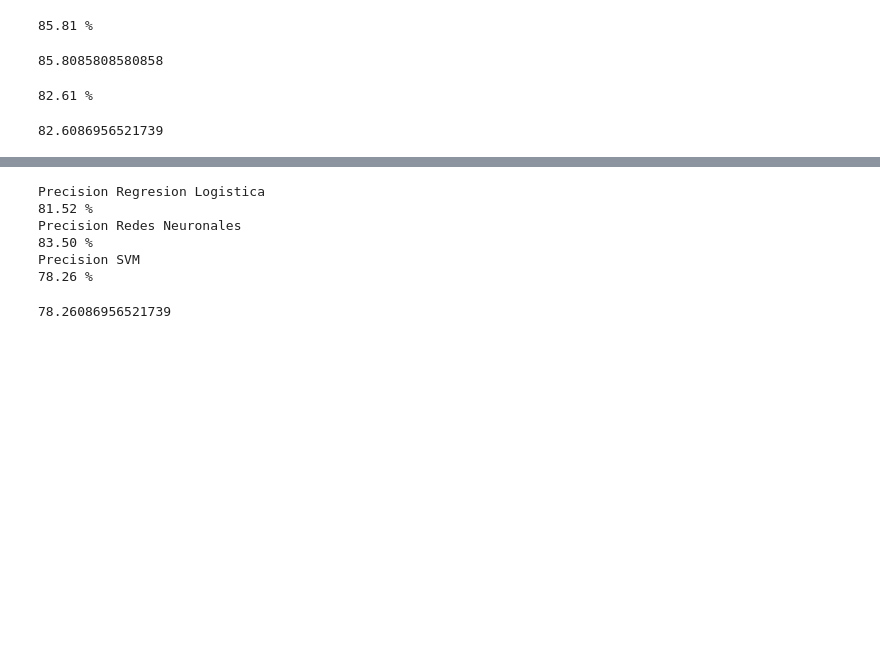
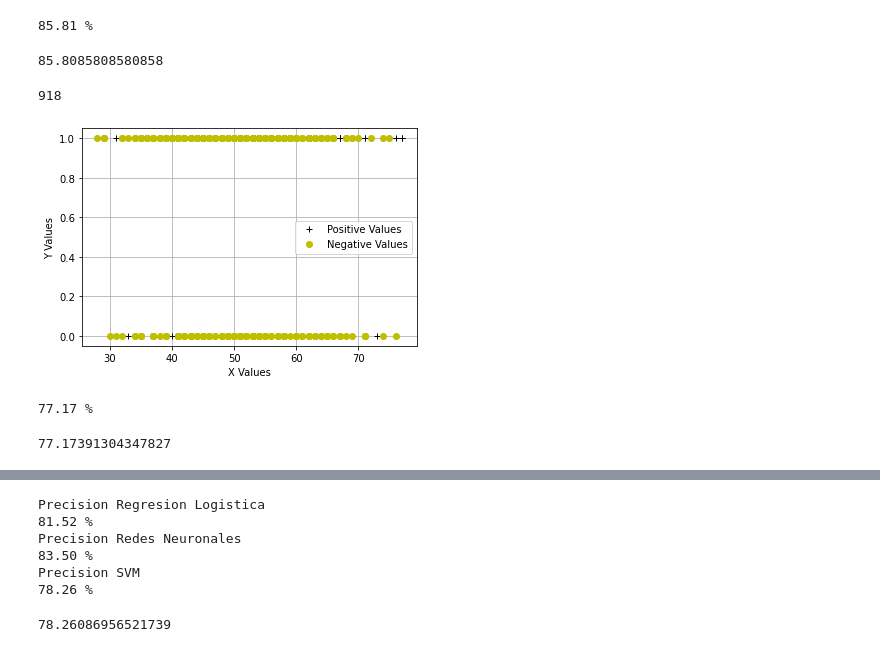
Before and after one commit to AnassCarreau/AprendizajeAutomatico, a Jupyter notebook: Proyecto/Codigo.ipynb, the cells around one changed output, grey strips where cells are left out. Drawn from its saved outputs; the diff is of its cells as text; code cells hidden in the pictures; blank space fills up the shorter version.

```diff
--- a/Proyecto/Codigo.ipynb
+++ b/Proyecto/Codigo.ipynb
@@ -234,6 +236,34 @@ RedesNeuronales()
 85.81 %
 85.8085808580858
 # %%
+
+
+
+
+
+
+def RepresentData(pos,neg):
+
+    plt.plot(pos[:, 0], pos [:, 1], '+',color = 'k', label = "Positive Values")
+    plt.plot(neg[:, 0], neg [:, 1], "ro",color = 'y' ,label = "Negative Values")
+    plt.xlabel("X Values")
+    plt.ylabel("Y Values")
+    plt.legend()
+    plt.grid(True)
+
+def DrawLimit(svm, pos, neg):
+    plt.figure()
+    X = np.linspace( -0.6, 0.3,200)
+    Y = np.linspace( -0.6, 0.6,200)
+    zVals = np.zeros(shape = (len(X), len(Y)))
+
+    for i in range(X.shape[0]):
+        for j in range(Y.shape[0]):
+            aux = np.array([[X[i],Y[j]]])
+            zVals[i][j] = float(svm.predict(aux))
+    zVals = zVals.T
+    RepresentData(pos,neg)
+    plt.contour(X,Y,zVals)
 
 def SVM():
     #Leemos el archivo csv
@@ -251,6 +281,14 @@ def SVM():
     #Borramos la columna para asignar a X el resto de columnas
     data.drop(['HeartDisease'], axis=1,inplace=True)
     X=data.values
+    print(len(X))
+    pos = np.array([X[i] for i in range(len(X))if Y[i]==1])
+    neg = np.array([X[i] for i in range(len(X))if Y[i]==0])
+
+
+    plt.figure()
+    RepresentData(pos,neg)
+    plt.show()
 
     precision=0
     numIter = 1
@@ -269,32 +307,34 @@ def SVM():
         X_new, Xval, y_new, Yval = train_test_split(X, Y, test_size = 0.20,shuffle = True)
         #recorremos el vector de seleccion de C y sigma quedandonos con los mejores parametros (C,Sigma,Score)
         for c in  C_vec:
             for sigma in sigma_vec:
                 auxKernel = SVC(C = c, kernel = 'rbf', gamma =  1/(2*sigma **2))
                 auxKernel.fit(X_new, y_new.flatten())
                 score = auxKernel.score(Xval,Yval)
                 if (score > bestScore):
                     bestC = c
                     bestSigma = sigma
                     bestScore = score
         #Calculo del SVM
         svm = SVC(kernel = 'rbf', C = bestC, gamma = 1 / (2 * bestSigma **2))
         #Modelos el svm con X, y en nuestro caso son el 80% de la muestra
         svm.fit(X_new, y_new.flatten())
         #Calculamos la precision del SVM para un conjunto de prueba, el 20% de la muestra en nuestro caso
         precision += test(svm, Xval, Yval)
     #imprimimos la media de precicion del numero de iteraciones
     print(format((precision / numIter)* 100, '.2f' ),"%")
     return precision / numIter * 100
 
 
 
 def test(svm, X, Y):
     prediction = svm.predict(X)
     accuracy = np.mean((prediction == Y).astype(int))
     return accuracy
 
 SVM()
 # %% [output]
-82.61 %
+918
+[figure, added]
-82.6086956521739
+77.17 %
+77.17391304347827
```
Also changed, not shown: parts of 2 cells of this notebook, 45 other files.
